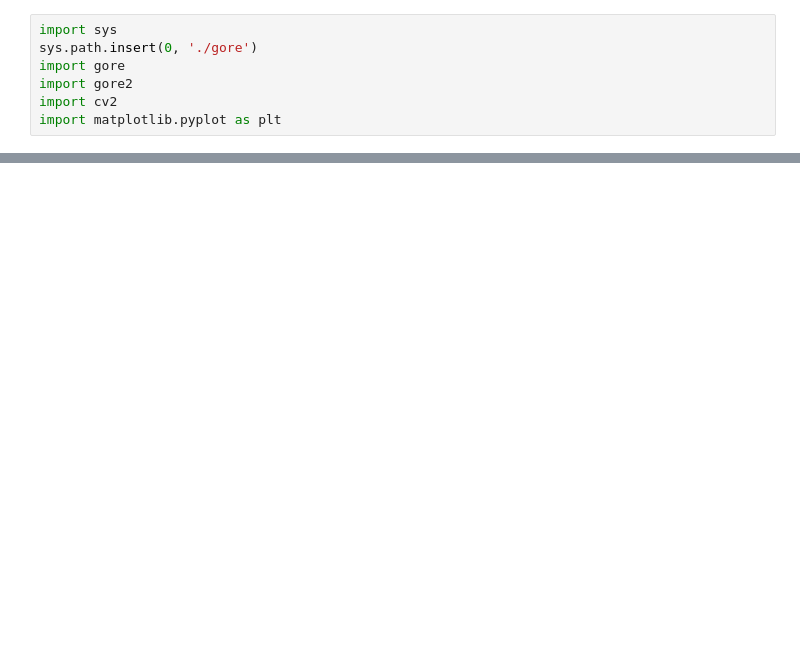
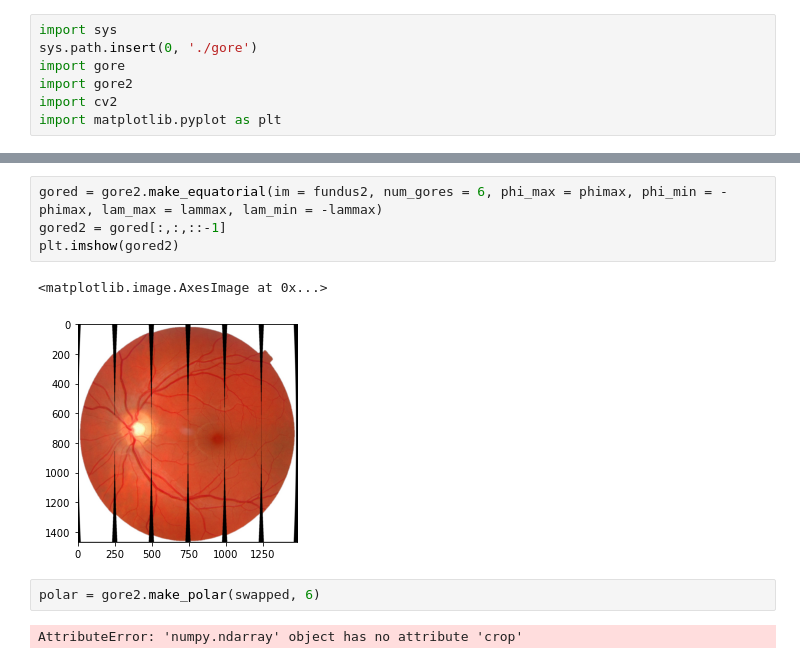
Before and after one commit to stuwilmur/sim-eye, a Jupyter notebook: develop gore2.ipynb, the cells around one changed output, grey strips where cells are left out. Saved outputs shown, nothing was run; the diff lists cells and outputs as text; blank space fills up the shorter version.

```diff
--- a/develop gore2.ipynb
+++ b/develop gore2.ipynb
@@ -15,0 +23,11 @@ plt.imshow(fundus2)
+# %%
+gored = gore2.make_equatorial(im = fundus2, num_gores = 6, phi_max = phimax, phi_min = -phimax, lam_max = lammax, lam_min = -lammax)
+gored2 = gored[:,:,::-1]
+plt.imshow(gored2)
+# %% [output]
+<matplotlib.image.AxesImage at 0x...>
+[figure, added]
+# %%
+polar = gore2.make_polar(swapped, 6)
+# %% [output]
+AttributeError: 'numpy.ndarray' object has no attribute 'crop'
```
Also changed, not shown: parts of 2 cells of this notebook, 1 other file.
